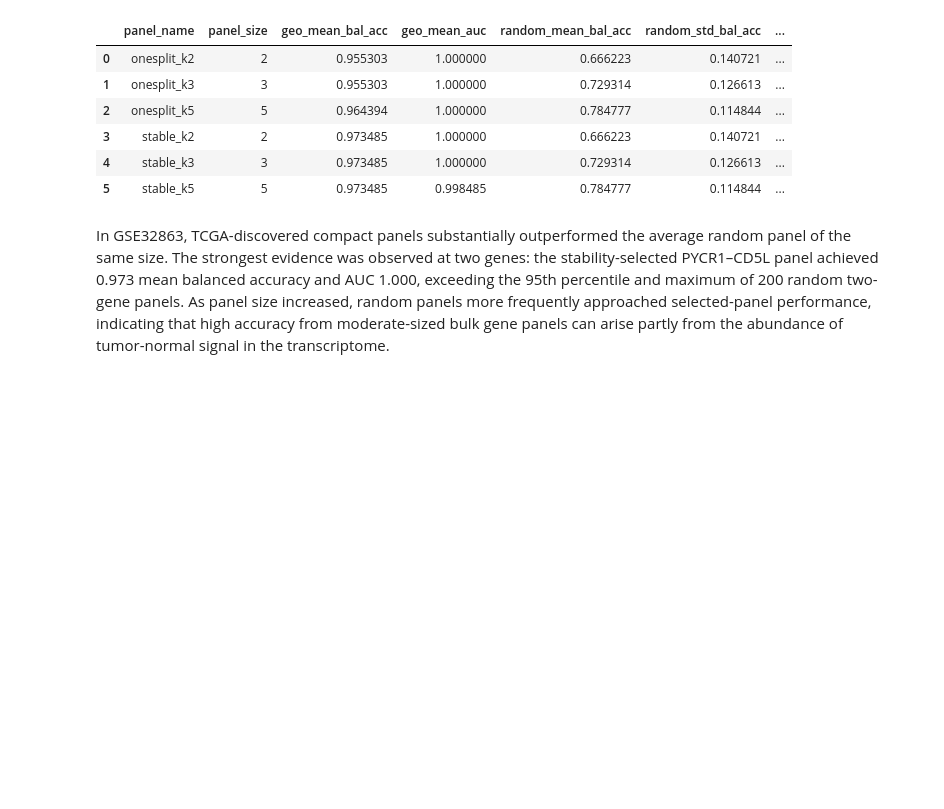
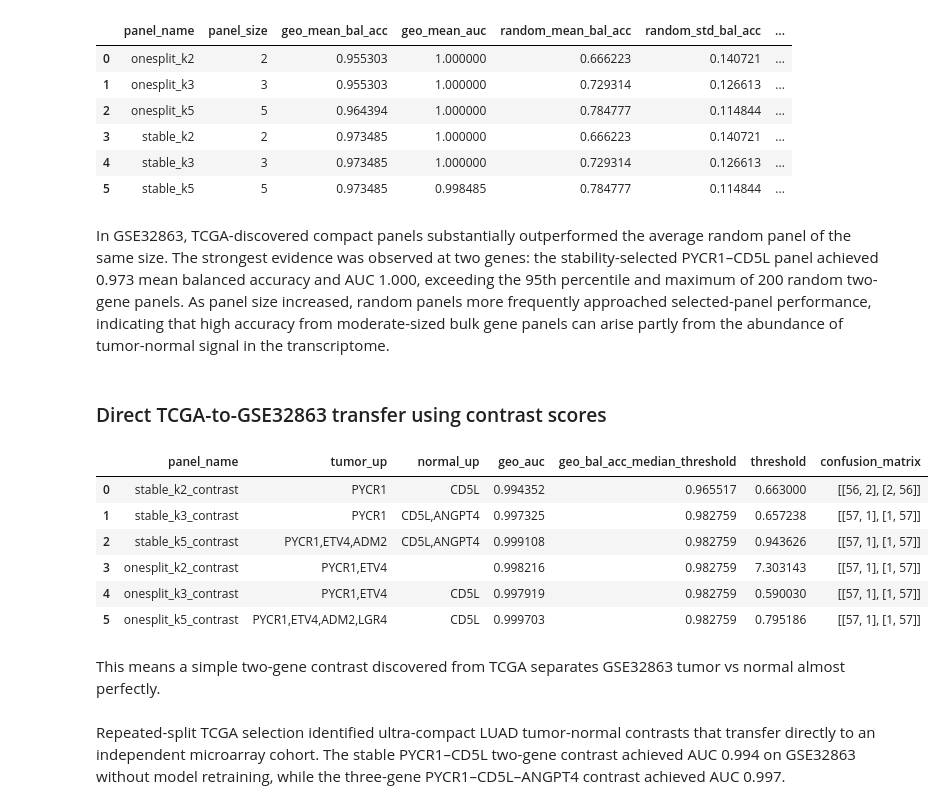
Before and after one commit to aditya-git16/cancer-lab, a Jupyter notebook: notebooks/07_external_geo_validation_plan.ipynb, the cells around one changed output. Saved outputs shown, nothing was run; the diff lists cells and outputs as text; code cells hidden in the pictures; blank space fills up the shorter version.

Commit message:
contrast eval

```diff
--- a/notebooks/07_external_geo_validation_plan.ipynb
+++ b/notebooks/07_external_geo_validation_plan.ipynb
@@ -584,3 +584,5 @@ geo_selected_vs_random.to_csv(
 )
 # %% [markdown]
 In GSE32863, TCGA-discovered compact panels substantially outperformed the average random panel of the same size. The strongest evidence was observed at two genes: the stability-selected PYCR1–CD5L panel achieved 0.973 mean balanced accuracy and AUC 1.000, exceeding the 95th percentile and maximum of 200 random two-gene panels. As panel size increased, random panels more frequently approached selected-panel performance, indicating that high accuracy from moderate-sized bulk gene panels can arise partly from the abundance of tumor-normal signal in the transcriptome.
+# %% [markdown]
+### Direct TCGA-to-GSE32863 transfer using contrast scores
@@ -586,0 +616,50 @@ In GSE32863, TCGA-discovered compact panels substantially outperformed the avera
+# %%
+def contrast_score(X_df, tumor_up, normal_up):
+    tumor_score = X_df[tumor_up].mean(axis=1) if len(tumor_up) > 0 else 0
+    normal_score = X_df[normal_up].mean(axis=1) if len(normal_up) > 0 else 0
+    return tumor_score - normal_score
+# %%
+from sklearn.metrics import roc_auc_score, balanced_accuracy_score, confusion_matrix
+
+contrast_rows = []
+
+for panel_name, parts in directional_panels.items():
+    score = contrast_score(
+        geo_gene_expr,
+        tumor_up=parts["tumor_up"],
+        normal_up=parts["normal_up"],
+    )
+
+    auc = roc_auc_score(geo_y, score)
+
+    # choose threshold using median score as simple unsupervised cutoff
+    threshold = np.median(score)
+    y_pred = (score > threshold).astype(int)
+
+    bal_acc = balanced_accuracy_score(geo_y, y_pred)
+
+    contrast_rows.append({
+        "panel_name": panel_name,
+        "tumor_up": ",".join(parts["tumor_up"]),
+        "normal_up": ",".join(parts["normal_up"]),
+        "geo_auc": auc,
+        "geo_bal_acc_median_threshold": bal_acc,
+        "threshold": threshold,
+        "confusion_matrix": confusion_matrix(geo_y, y_pred).tolist(),
+    })
+
+contrast_results_df = pd.DataFrame(contrast_rows)
+
+contrast_results_df
+# %% [output]
+|  | panel_name | tumor_up | normal_up | geo_auc | geo_bal_acc_median_threshold | threshold | confusion_matrix |
+| 0 | stable_k2_contrast | PYCR1 | CD5L | 0.994352 | 0.965517 | 0.663000 | [[56, 2], [2, 56]] |
+| 1 | stable_k3_contrast | PYCR1 | CD5L,ANGPT4 | 0.997325 | 0.982759 | 0.657238 | [[57, 1], [1, 57]] |
+| 2 | stable_k5_contrast | PYCR1,ETV4,ADM2 | CD5L,ANGPT4 | 0.999108 | 0.982759 | 0.943626 | [[57, 1], [1, 57]] |
+| 3 | onesplit_k2_contrast | PYCR1,ETV4 |  | 0.998216 | 0.982759 | 7.303143 | [[57, 1], [1, 57]] |
+| 4 | onesplit_k3_contrast | PYCR1,ETV4 | CD5L | 0.997919 | 0.982759 | 0.590030 | [[57, 1], [1, 57]] |
+| 5 | onesplit_k5_contrast | PYCR1,ETV4,ADM2,LGR4 | CD5L | 0.999703 | 0.982759 | 0.795186 | [[57, 1], [1, 57]] |
+# %% [markdown]
+This means a simple two-gene contrast discovered from TCGA separates GSE32863 tumor vs normal almost perfectly.
+# %% [markdown]
+Repeated-split TCGA selection identified ultra-compact LUAD tumor-normal contrasts that transfer directly to an independent microarray cohort. The stable PYCR1–CD5L two-gene contrast achieved AUC 0.994 on GSE32863 without model retraining, while the three-gene PYCR1–CD5L–ANGPT4 contrast achieved AUC 0.997.
```
Also changed, not shown: parts of 1 cell of this notebook.
